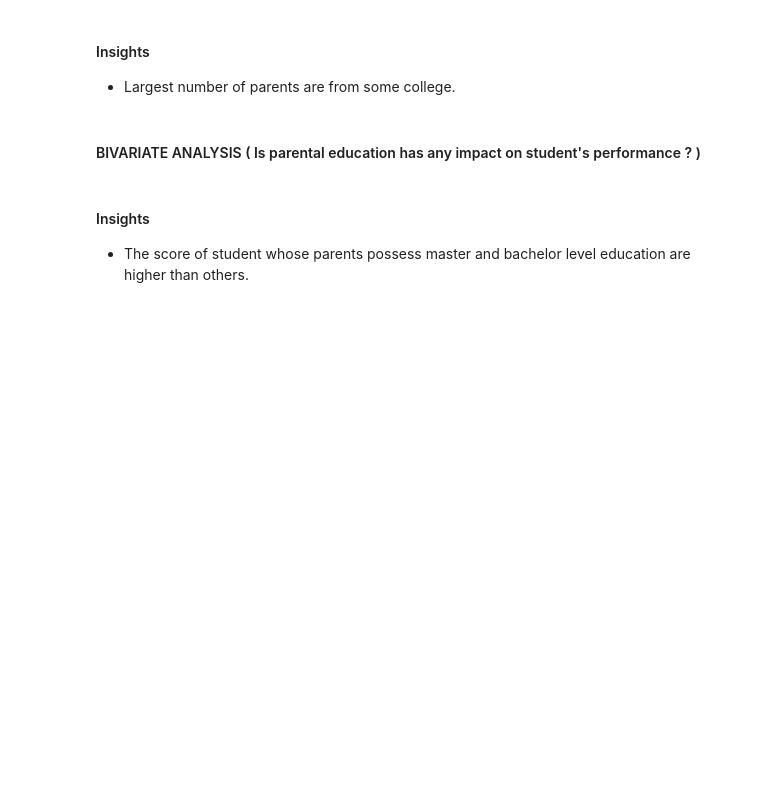
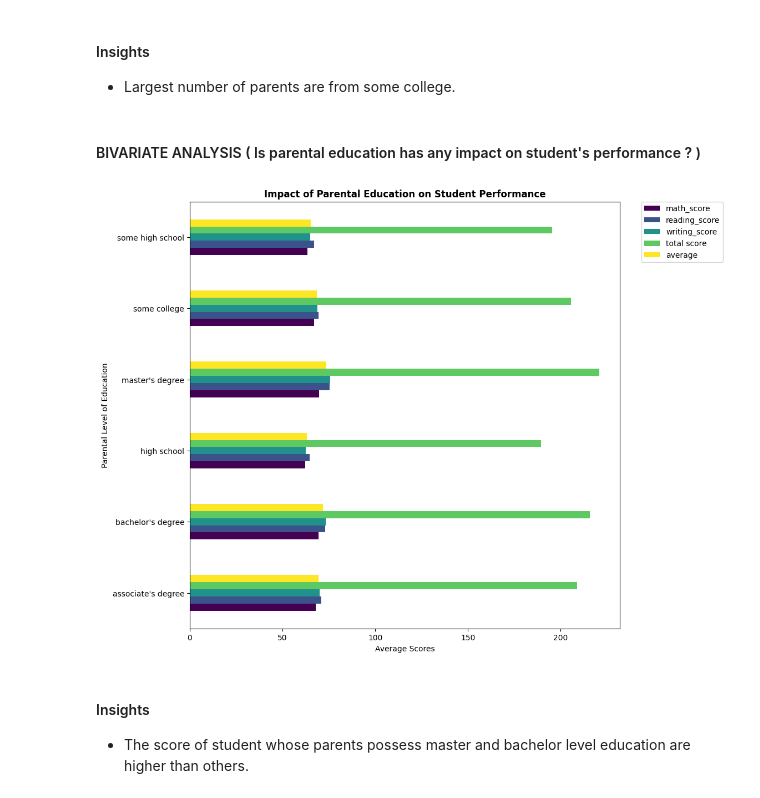
Before and after one commit to ahmed1010ali/Ml_project, a Jupyter notebook: notebook/1 . EDA STUDENT PERFORMANCE .ipynb, the cells around one changed output. Saved outputs shown, nothing was run; the diff lists cells and outputs as text; code cells hidden in the pictures; blank space fills up the shorter version.

```diff
--- a/notebook/1 . EDA STUDENT PERFORMANCE .ipynb
+++ b/notebook/1 . EDA STUDENT PERFORMANCE .ipynb
@@ -530,3 +505,20 @@ plt.show()
+# %%
+# Calculate the mean for only numeric columns grouped by parental education
+numeric_columns = df.select_dtypes(include='number')  # Filter numeric columns
+grouped_df = numeric_columns.groupby(df['parental_level_of_education']).mean()
+
+# Plot the result
+grouped_df.plot(kind='barh', figsize=(10, 10), colormap='viridis')
+
+# Customize the legend and layout
+plt.legend(bbox_to_anchor=(1.05, 1), loc='upper left', borderaxespad=0.)
+plt.title('Impact of Parental Education on Student Performance', fontweight='bold')
+plt.xlabel('Average Scores')
+plt.ylabel('Parental Level of Education')
+
+plt.show()
+# %% [output]
+[figure, added]
 # %% [markdown]
 #### Insights
 - The score of student whose parents possess master and bachelor level education are higher than others.
```
Also changed, not shown: parts of 14 cells of this notebook.
